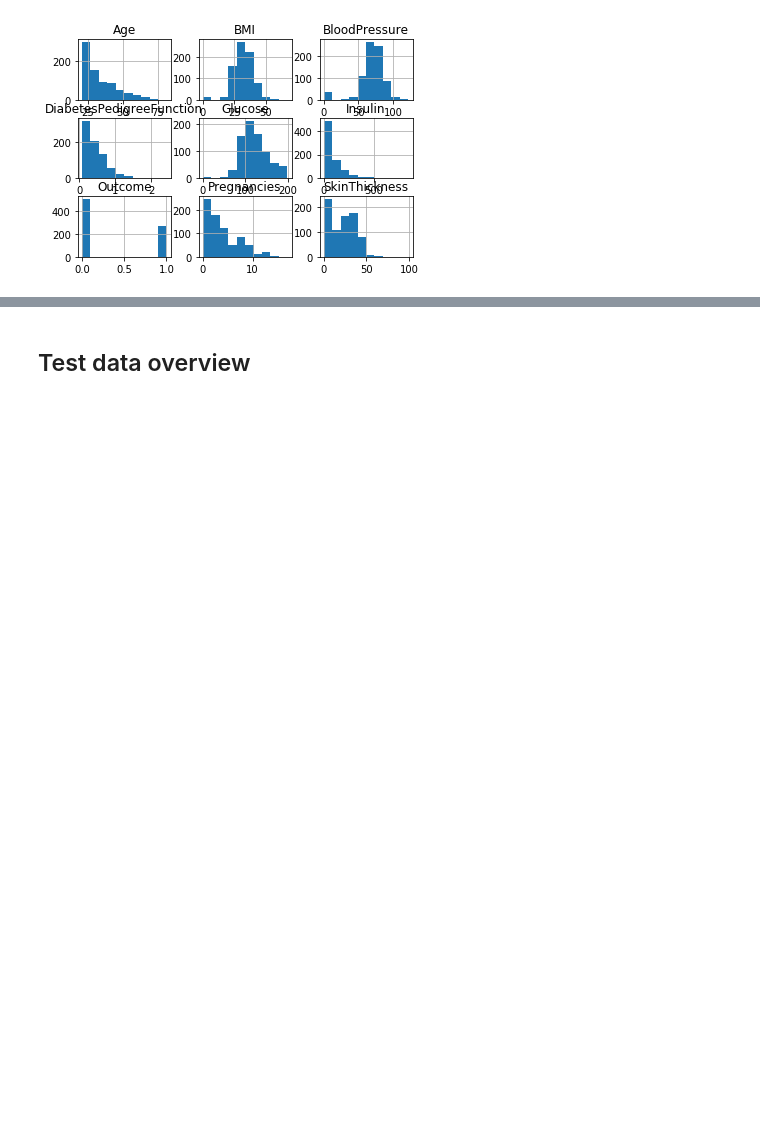
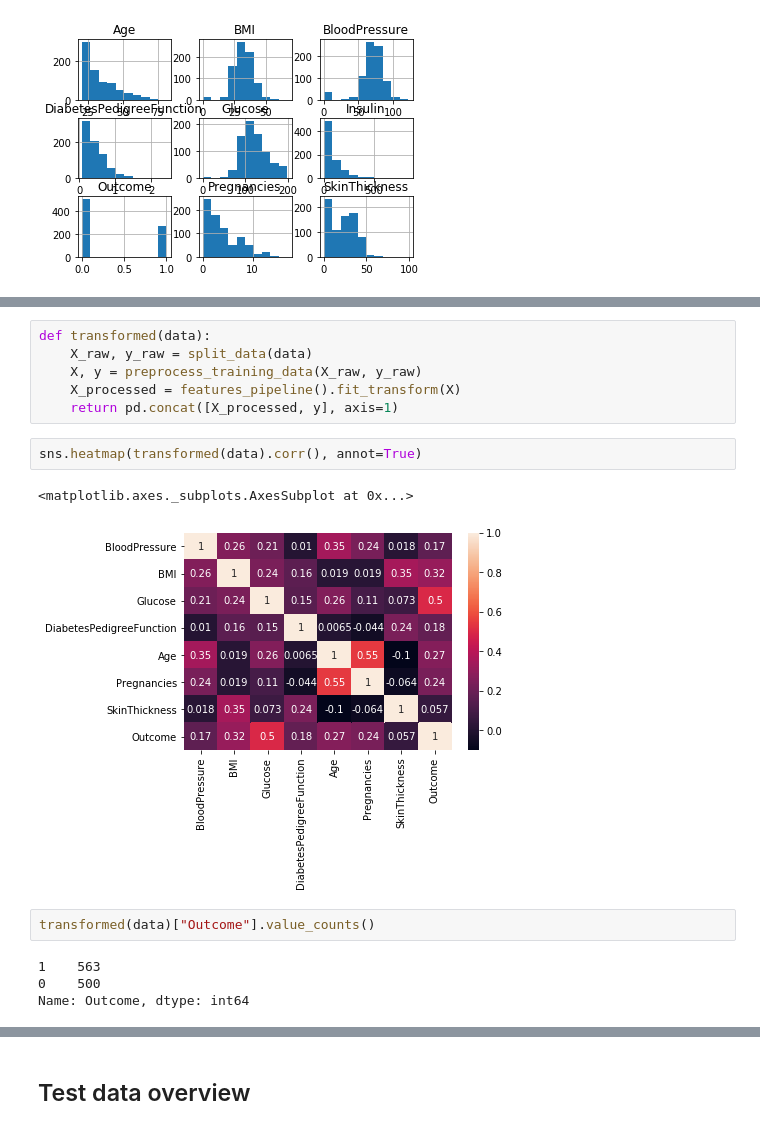
Before and after one commit to vindex10/pima_ml_train, a Jupyter notebook: PIMA.ipynb, the cells around one changed output, grey strips where cells are left out. Cells and saved outputs as stored; diff of their text form; blank space fills up the shorter version.

```diff
--- a/PIMA.ipynb
+++ b/PIMA.ipynb
@@ -185,0 +241,17 @@ y = data["Outcome"]
+# %%
+def transformed(data):
+    X_raw, y_raw = split_data(data)
+    X, y = preprocess_training_data(X_raw, y_raw)
+    X_processed = features_pipeline().fit_transform(X)
+    return pd.concat([X_processed, y], axis=1)
+# %%
+sns.heatmap(transformed(data).corr(), annot=True)
+# %% [output]
+<matplotlib.axes._subplots.AxesSubplot at 0x...>
+[figure, added]
+# %%
+transformed(data)["Outcome"].value_counts()
+# %% [output]
+1    563
+0    500
+Name: Outcome, dtype: int64
```
Also changed, not shown: parts of 16 cells of this notebook.
